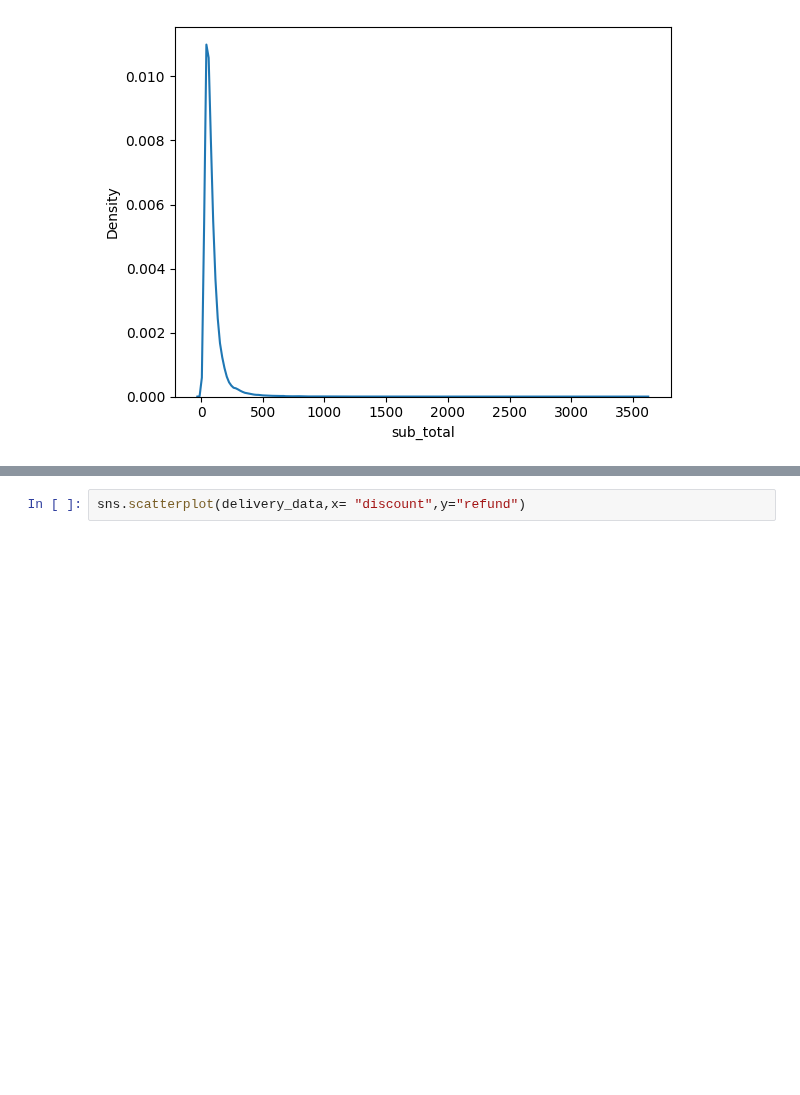
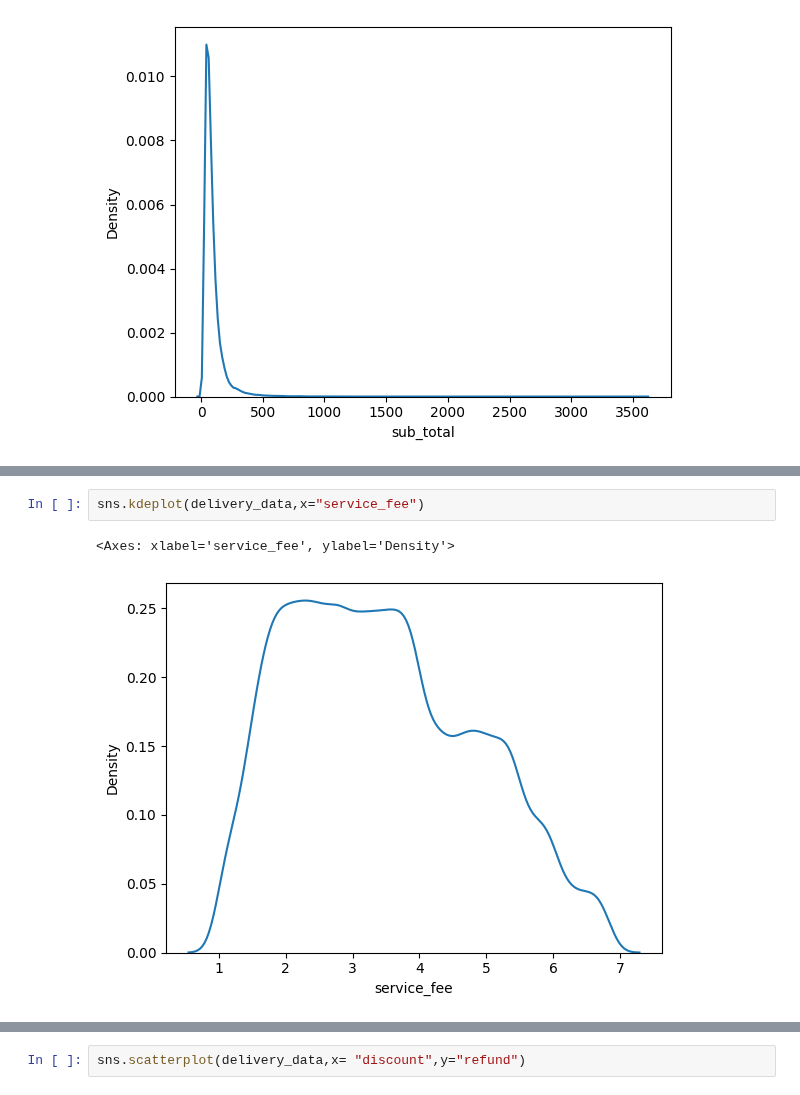
Before and after one commit to PigStep/ML-Delivery-Refund-Research, a Jupyter notebook: notebook/notebook.ipynb, the cells around one changed output, grey strips where cells are left out. Saved outputs shown, nothing was run; the diff lists cells and outputs as text; blank space fills up the shorter version.

```diff
--- a/notebook/notebook.ipynb
+++ b/notebook/notebook.ipynb
@@ -228,0 +232,5 @@ sns.kdeplot(delivery_data,x="sub_total")
+# %%
+sns.kdeplot(delivery_data,x="service_fee")
+# %% [output]
+<Axes: xlabel='service_fee', ylabel='Density'>
+[figure, added]
```
Also changed, not shown: parts of 23 cells of this notebook.
